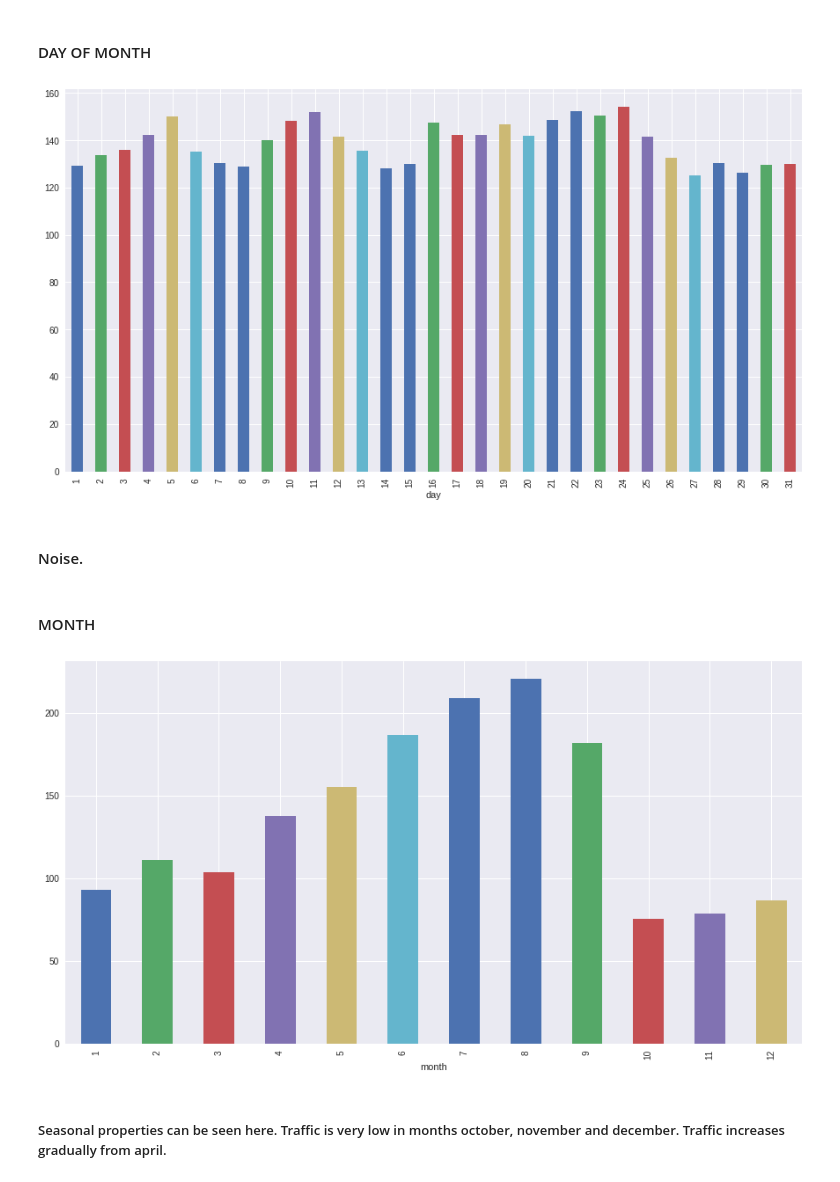
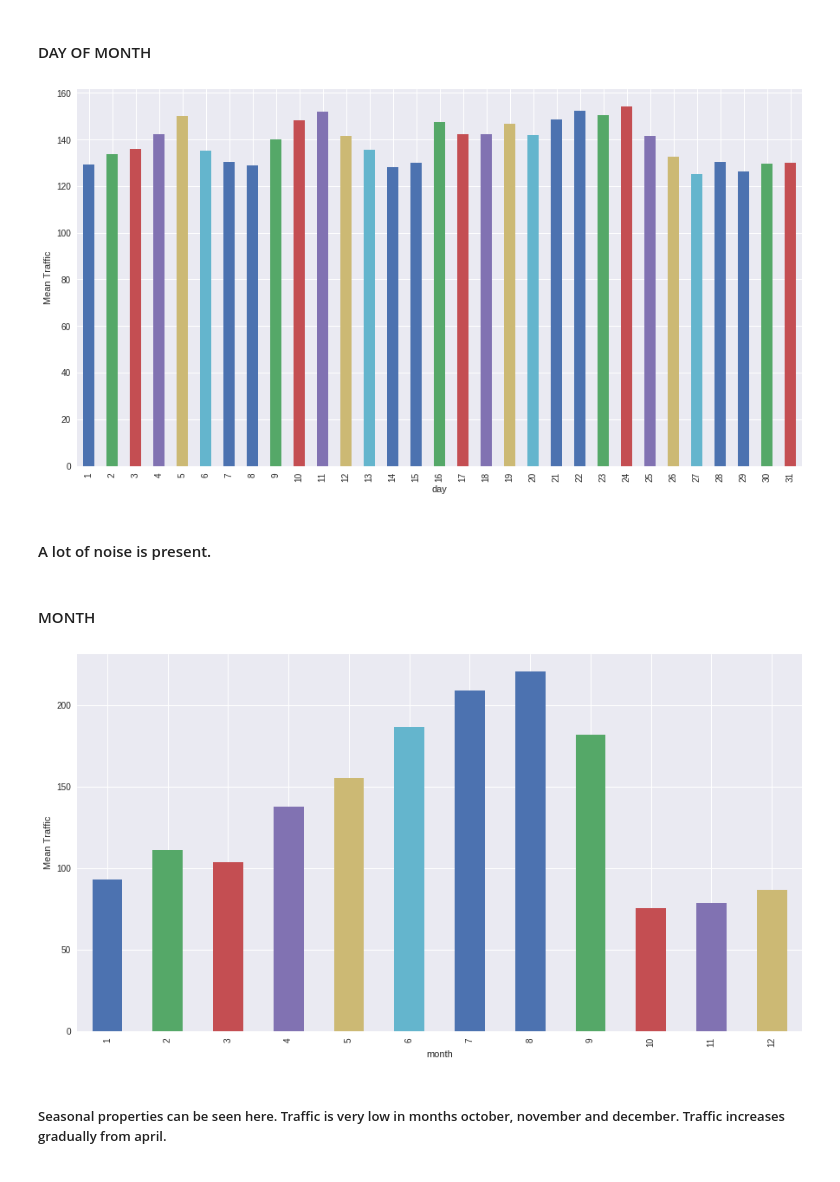
Before and after one commit to shreyas-kalmegh/time-series-AV, a Jupyter notebook: timeSeries.ipynb, the cells around one changed output. Drawn from its saved outputs; the diff is of its cells as text; code cells hidden in the pictures.

```diff
--- a/timeSeries.ipynb
+++ b/timeSeries.ipynb
@@ -144,18 +147,20 @@ plt.show()
 #### DAY OF MONTH
 # %%
 train.groupby('day')['Count'].mean().plot(kind='bar')
+plt.ylabel('Mean Traffic')
 plt.show()
 # %% [output]
-[figure, old version]
+[figure, new version]
-# %% [markdown]
-#### Noise.
+# %% [markdown]
+#### A lot of noise is present.
 # %% [markdown]
 #### MONTH
 # %%
 train.groupby('month')['Count'].mean().plot(kind='bar')
+plt.ylabel('Mean Traffic')
 plt.show()
 # %% [output]
-[figure, old version]
+[figure, new version]
 # %% [markdown]
 ##### Seasonal properties can be seen here. Traffic is very low in months october, november and december. Traffic increases gradually from april.
 # %% [markdown]
```
Also changed, not shown: parts of 21 cells of this notebook.
